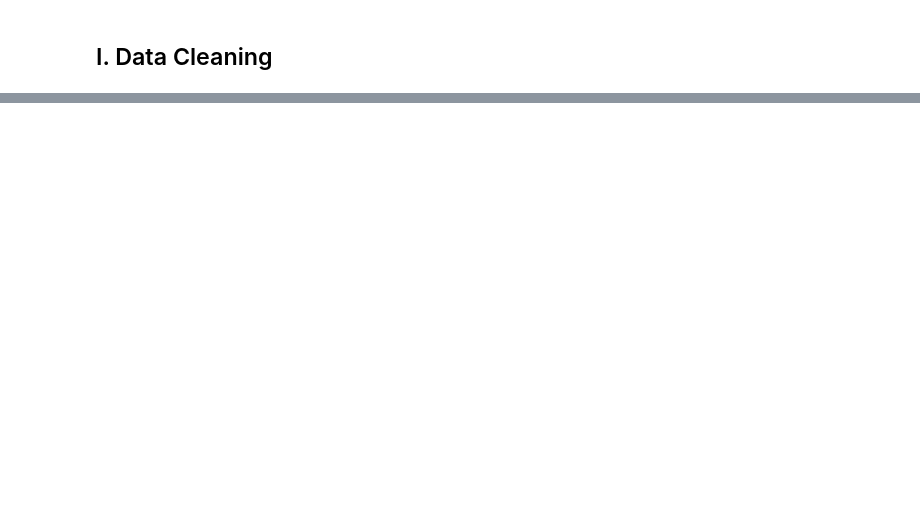
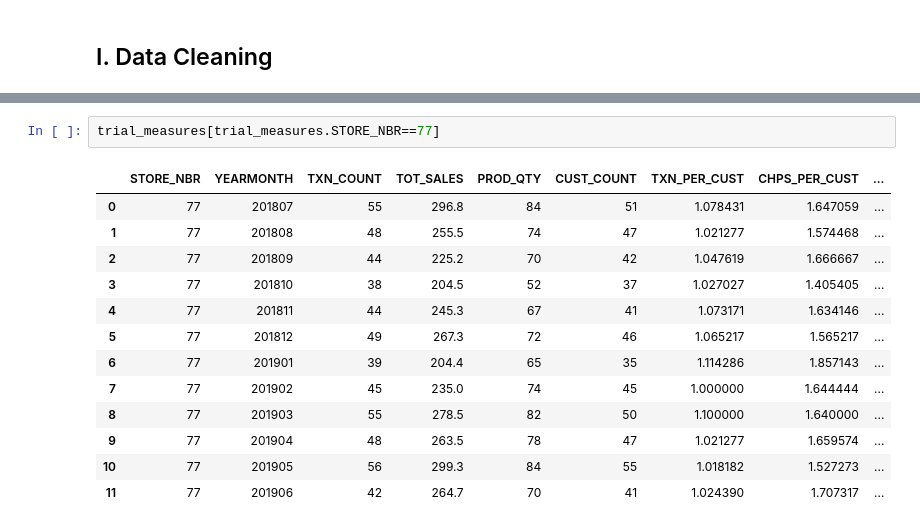
Before and after one commit to dherzey/Forage_Virtual_Internship, a Jupyter notebook: Quantium/Quantium_Task2.ipynb, the cells around one changed output, grey strips where cells are left out. Saved outputs shown, nothing was run; the diff lists cells and outputs as text; blank space fills up the shorter version.

```diff
--- a/Quantium/Quantium_Task2.ipynb
+++ b/Quantium/Quantium_Task2.ipynb
@@ -72,0 +199,16 @@ Now, we need to define the measures for our possible cont
+# %%
+trial_measures[trial_measures.STORE_NBR==77]
+# %% [output]
+|  | STORE_NBR | YEARMONTH | TXN_COUNT | TOT_SALES | PROD_QTY | CUST_COUNT | TXN_PER_CUST | CHPS_PER_CUST | ... |
+| 0 | 77 | 201807 | 55 | 296.8 | 84 | 51 | 1.078431 | 1.647059 | ... |
+| 1 | 77 | 201808 | 48 | 255.5 | 74 | 47 | 1.021277 | 1.574468 | ... |
+| 2 | 77 | 201809 | 44 | 225.2 | 70 | 42 | 1.047619 | 1.666667 | ... |
+| 3 | 77 | 201810 | 38 | 204.5 | 52 | 37 | 1.027027 | 1.405405 | ... |
+| 4 | 77 | 201811 | 44 | 245.3 | 67 | 41 | 1.073171 | 1.634146 | ... |
+| 5 | 77 | 201812 | 49 | 267.3 | 72 | 46 | 1.065217 | 1.565217 | ... |
+| 6 | 77 | 201901 | 39 | 204.4 | 65 | 35 | 1.114286 | 1.857143 | ... |
+| 7 | 77 | 201902 | 45 | 235.0 | 74 | 45 | 1.000000 | 1.644444 | ... |
+| 8 | 77 | 201903 | 55 | 278.5 | 82 | 50 | 1.100000 | 1.640000 | ... |
+| 9 | 77 | 201904 | 48 | 263.5 | 78 | 47 | 1.021277 | 1.659574 | ... |
+| 10 | 77 | 201905 | 56 | 299.3 | 84 | 55 | 1.018182 | 1.527273 | ... |
+| 11 | 77 | 201906 | 42 | 264.7 | 70 | 41 | 1.024390 | 1.707317 | ... |
```
Also changed, not shown: parts of 20 cells of this notebook, 1 other file.
